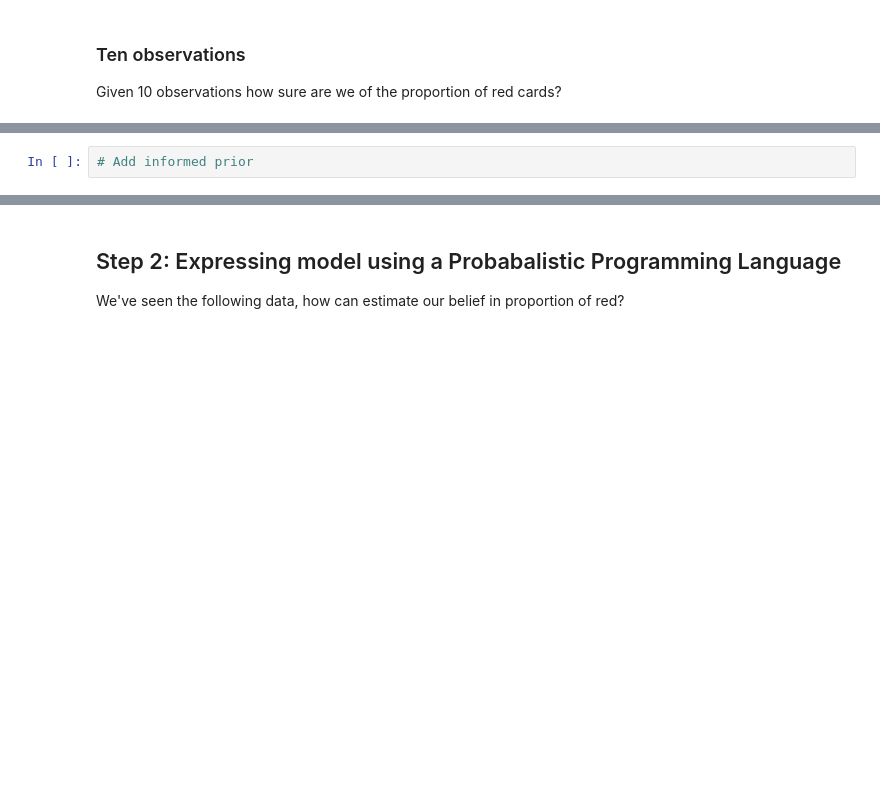
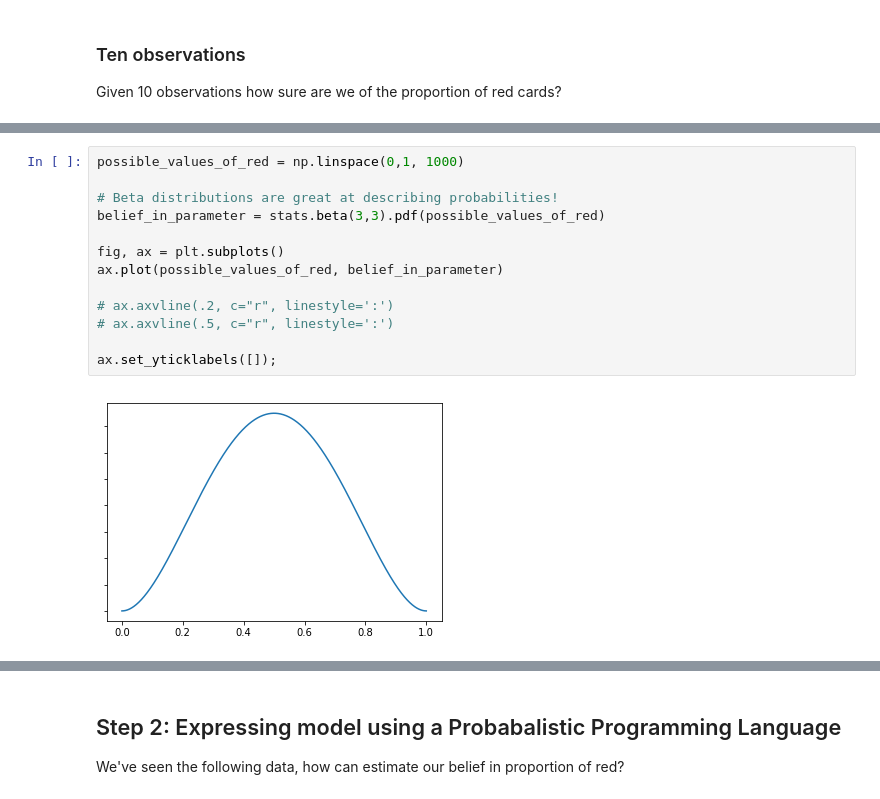
Before and after one commit to canyon289/pyladies-bayes, a Jupyter notebook: 1_BayesIntuition.ipynb, the cells around one changed output, grey strips where cells are left out. Saved outputs shown, nothing was run; the diff lists cells and outputs as text; blank space fills up the shorter version.

```diff
--- a/1_BayesIntuition.ipynb
+++ b/1_BayesIntuition.ipynb
@@ -218,2 +260,15 @@ belief_in_parameter =
-# %%
-# Add informed prior
+# %%
+possible_values_of_red = np.linspace(0,1, 1000)
+
+# Beta distributions are great at describing probabilities!
+belief_in_parameter = stats.beta(3,3).pdf(possible_values_of_red)
+
+fig, ax = plt.subplots()
+ax.plot(possible_values_of_red, belief_in_parameter)
+
+# ax.axvline(.2, c="r", linestyle=':')
+# ax.axvline(.5, c="r", linestyle=':')
+
+ax.set_yticklabels([]);
+# %% [output]
+[figure, added]
```
Also changed, not shown: parts of 37 cells of this notebook.
